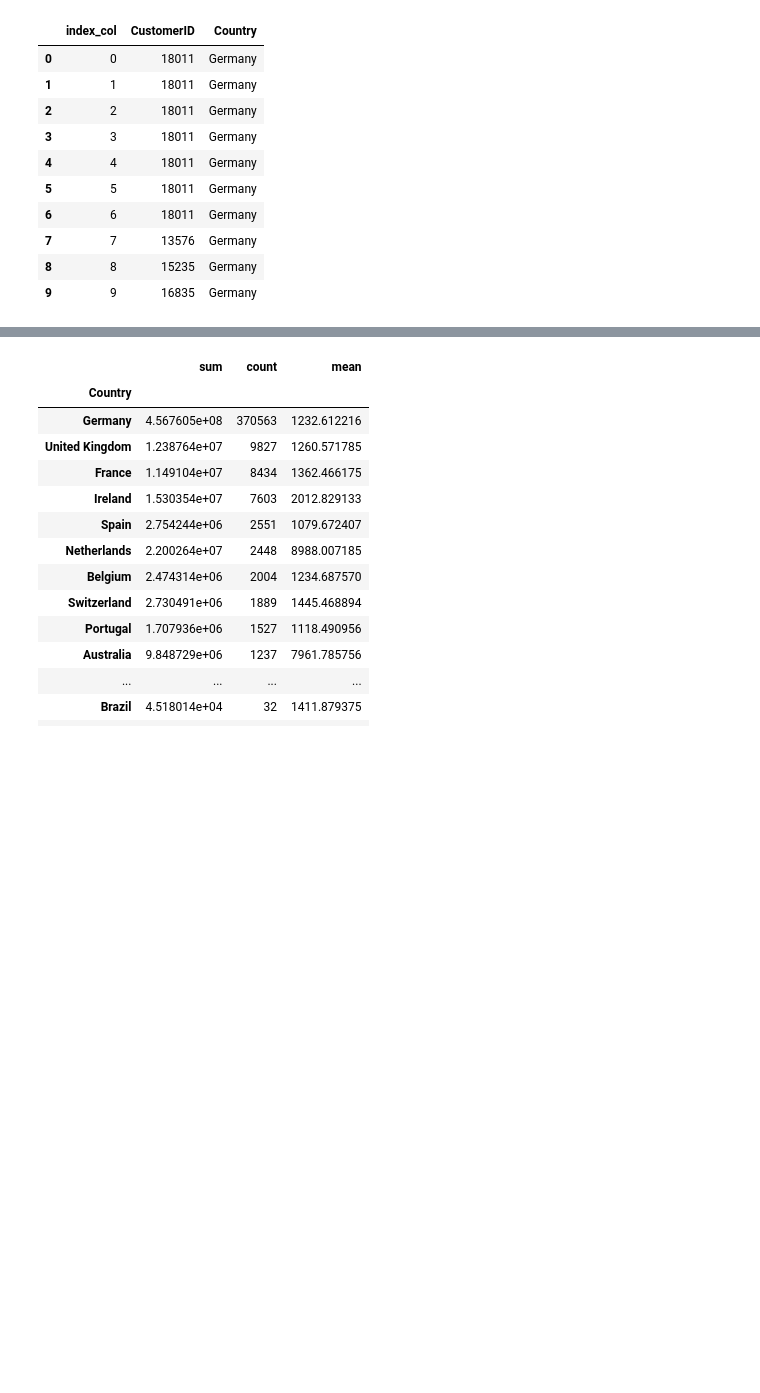
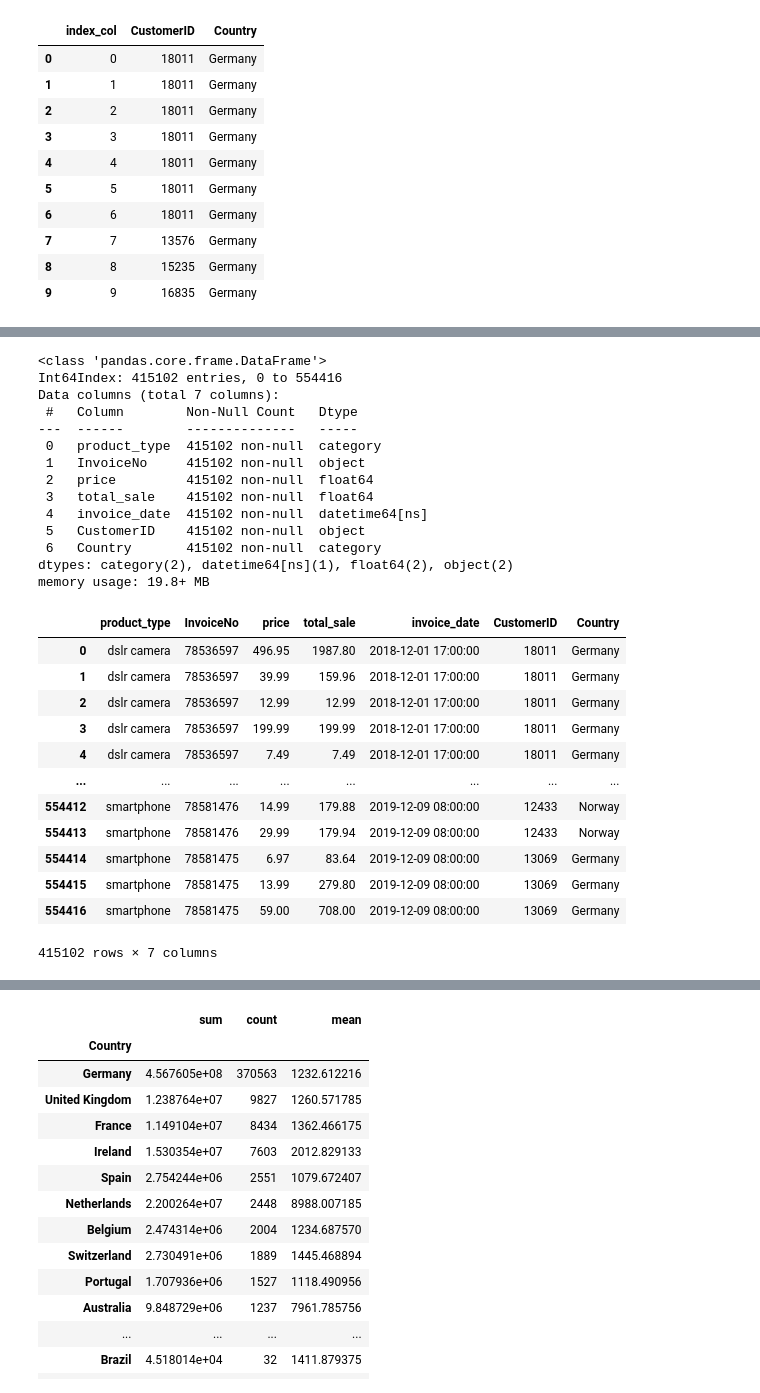
Before and after one commit to Jacopo-Spadon/E-Commerce, a Jupyter notebook: Ecom20tooDE.ipynb, the cells around one changed output, grey strips where cells are left out. Cells and saved outputs as stored; diff of their text form; code cells hidden in the pictures; blank space fills up the shorter version.

```diff
--- a/Ecom20tooDE.ipynb
+++ b/Ecom20tooDE.ipynb
@@ -162,7 +111,7 @@ df['invoice_date'] = df.apply(lambda r : pd.datetime.combine(r['invoice_date'],r
 # %%
 # Dropping columns
 
-df=df.drop(['invoice_time', 'StockCode'], axis=1)
+df_de=df_de.drop(['invoice_time', 'StockCode', 'title', 'rating', 'review_count', 'ASIN_x', 'Quantity'], axis=1)
 # %%
 # Data cleaning - checking missing values (Customerid missing)
 #np.issubdtype(df['CustomerID_x'].dtype, np.number)
@@ -235,0 +134,32 @@ df_country=pd.DataFrame(data=(df))
+# %%
+df_de.info()
+
+df_de
+# %% [output]
+<class 'pandas.core.frame.DataFrame'>
+Int64Index: 415102 entries, 0 to 554416
+Data columns (total 7 columns):
+ #   Column        Non-Null Count   Dtype
+---  ------        --------------   -----
+ 0   product_type  415102 non-null  category
+ 1   InvoiceNo     415102 non-null  object
+ 2   price         415102 non-null  float64
+ 3   total_sale    415102 non-null  float64
+ 4   invoice_date  415102 non-null  datetime64[ns]
+ 5   CustomerID    415102 non-null  object
+ 6   Country       415102 non-null  category
+dtypes: category(2), datetime64[ns](1), float64(2), object(2)
+memory usage: 19.8+ MB
+|  | product_type | InvoiceNo | price | total_sale | invoice_date | CustomerID | Country |
+| 0 | dslr camera | 78536597 | 496.95 | 1987.80 | 2018-12-01 17:00:00 | 18011 | Germany |
+| 1 | dslr camera | 78536597 | 39.99 | 159.96 | 2018-12-01 17:00:00 | 18011 | Germany |
+| 2 | dslr camera | 78536597 | 12.99 | 12.99 | 2018-12-01 17:00:00 | 18011 | Germany |
+| 3 | dslr camera | 78536597 | 199.99 | 199.99 | 2018-12-01 17:00:00 | 18011 | Germany |
+| 4 | dslr camera | 78536597 | 7.49 | 7.49 | 2018-12-01 17:00:00 | 18011 | Germany |
+| ... | ... | ... | ... | ... | ... | ... | ... |
+| 554412 | smartphone | 78581476 | 14.99 | 179.88 | 2019-12-09 08:00:00 | 12433 | Norway |
+| 554413 | smartphone | 78581476 | 29.99 | 179.94 | 2019-12-09 08:00:00 | 12433 | Norway |
+| 554414 | smartphone | 78581475 | 6.97 | 83.64 | 2019-12-09 08:00:00 | 13069 | Germany |
+| 554415 | smartphone | 78581475 | 13.99 | 279.80 | 2019-12-09 08:00:00 | 13069 | Germany |
+| 554416 | smartphone | 78581475 | 59.00 | 708.00 | 2019-12-09 08:00:00 | 13069 | Germany |
+415102 rows × 7 columns
```
Also changed, not shown: parts of 15 cells of this notebook.
